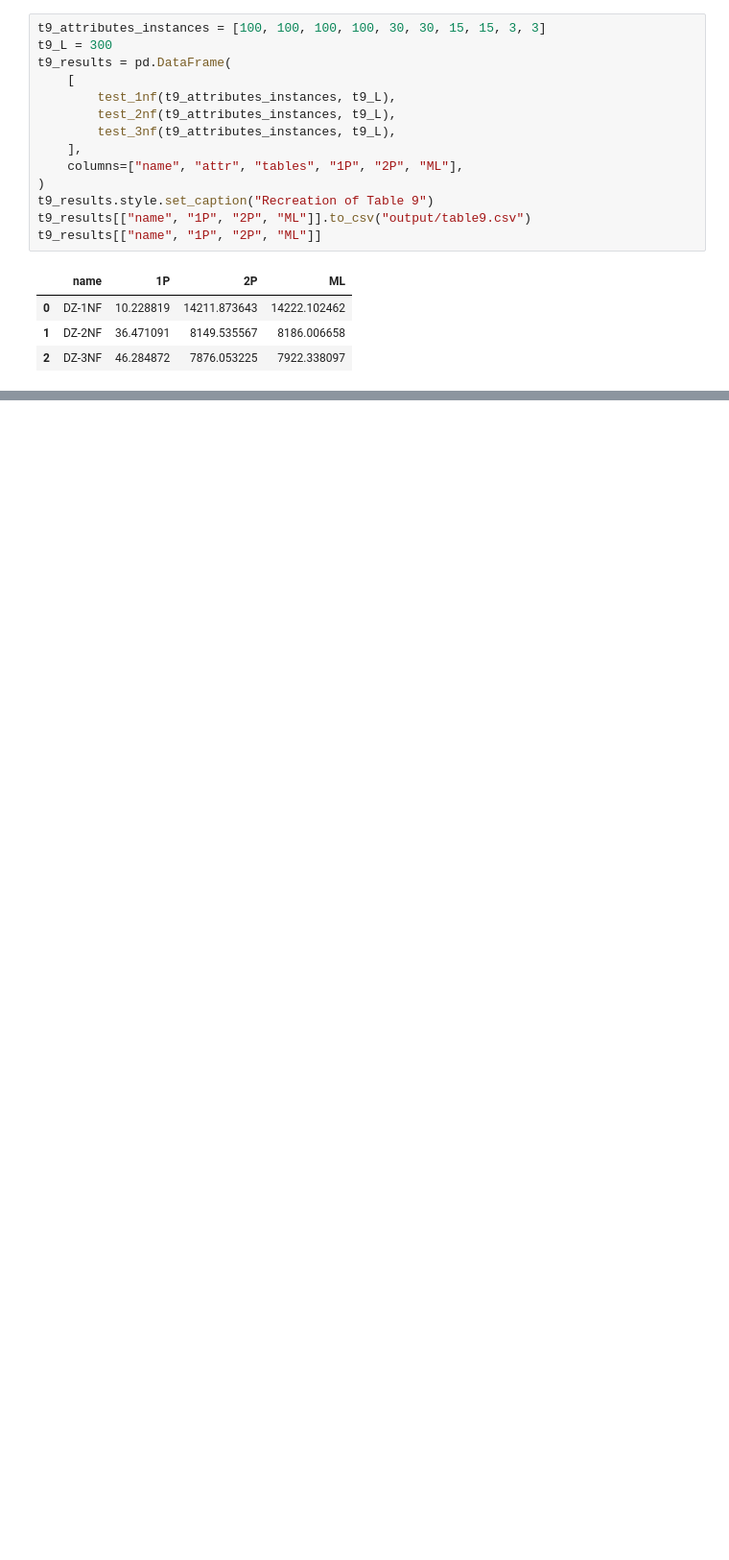
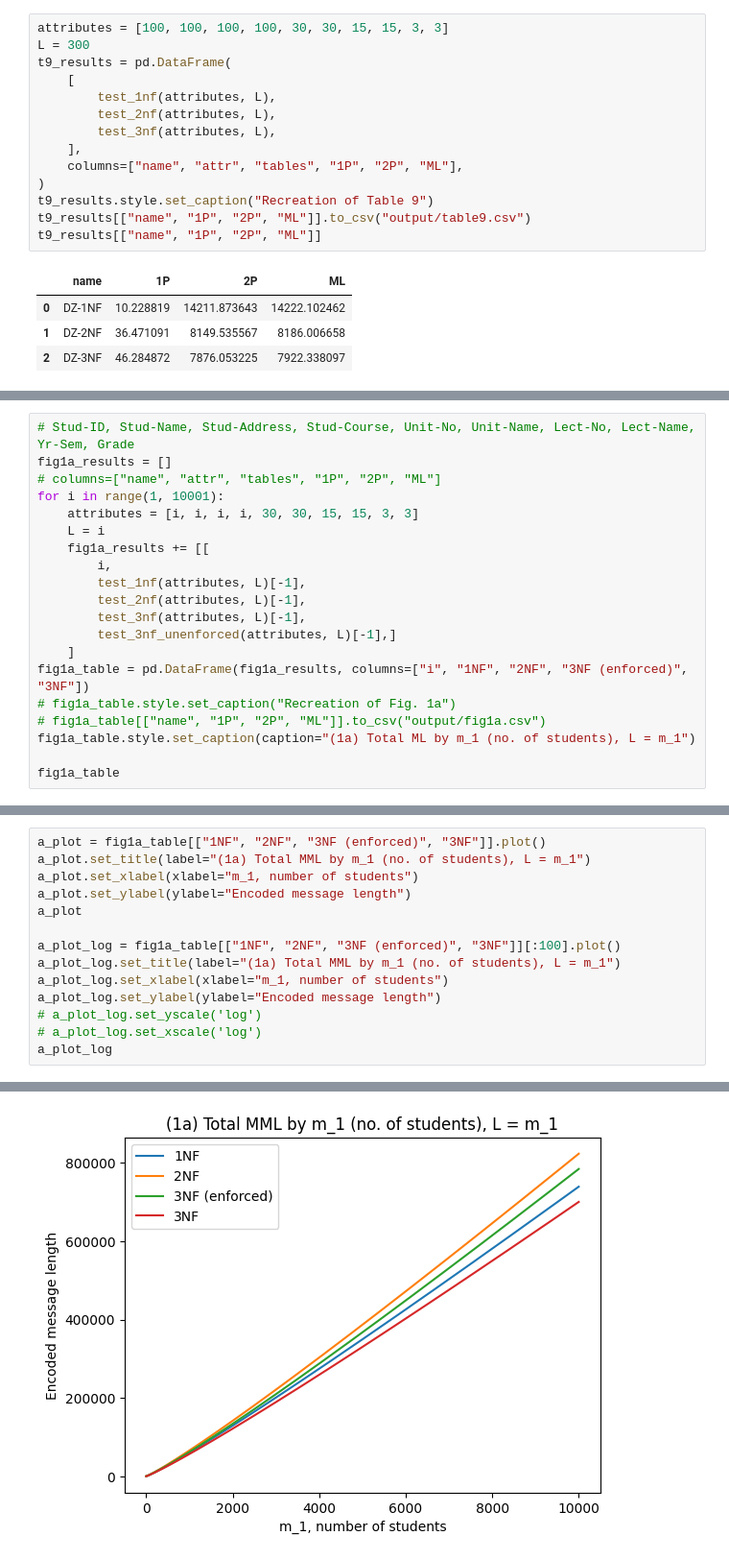
Before and after one commit to SethHu20/database-mml, a Jupyter notebook: database_normalisation/mml.ipynb, the cells around one changed output, grey strips where cells are left out. Shown at 96% size. Cells and saved outputs as stored; diff of their text form; blank space fills up the shorter version.

```diff
--- a/database_normalisation/mml.ipynb
+++ b/database_normalisation/mml.ipynb
@@ -25,13 +27,13 @@ t8_results[["name", "1P", "2P", "ML"]]
 # %% [markdown]
 ## Table 9 replication
 # %%
-t9_attributes_instances = [100, 100, 100, 100, 30, 30, 15, 15, 3, 3]
-t9_L = 300
+attributes = [100, 100, 100, 100, 30, 30, 15, 15, 3, 3]
+L = 300
 t9_results = pd.DataFrame(
     [
-        test_1nf(t9_attributes_instances, t9_L),
-        test_2nf(t9_attributes_instances, t9_L),
-        test_3nf(t9_attributes_instances, t9_L),
+        test_1nf(attributes, L),
+        test_2nf(attributes, L),
+        test_3nf(attributes, L),
     ],
     columns=["name", "attr", "tables", "1P", "2P", "ML"],
 )
@@ -45,0 +88,20 @@ t9_results[["name", "1P", "2P", "ML"]]
+# %%
+# Stud-ID, Stud-Name, Stud-Address, Stud-Course, Unit-No, Unit-Name, Lect-No, Lect-Name, Yr-Sem, Grade
+fig1a_results = []
+# columns=["name", "attr", "tables", "1P", "2P", "ML"]
+for i in range(1, 10001):
+    attributes = [i, i, i, i, 30, 30, 15, 15, 3, 3]
+    L = i
+    fig1a_results += [[
+        i,
+        test_1nf(attributes, L)[-1],
+        test_2nf(attributes, L)[-1],
+        test_3nf(attributes, L)[-1],
+        test_3nf_unenforced(attributes, L)[-1],]
+    ]
+fig1a_table = pd.DataFrame(fig1a_results, columns=["i", "1NF", "2NF", "3NF (enforced)", "3NF"])
+# fig1a_table.style.set_caption("Recreation of Fig. 1a")
+# fig1a_table[["name", "1P", "2P", "ML"]].to_csv("output/fig1a.csv")
+fig1a_table.style.set_caption(caption="(1a) Total ML by m_1 (no. of students), L = m_1")
+
+fig1a_table
@@ -45,0 +122,15 @@ t9_results[["name", "1P", "2P", "ML"]]
+# %%
+a_plot = fig1a_table[["1NF", "2NF", "3NF (enforced)", "3NF"]].plot()
+a_plot.set_title(label="(1a) Total MML by m_1 (no. of students), L = m_1")
+a_plot.set_xlabel(xlabel="m_1, number of students")
+a_plot.set_ylabel(ylabel="Encoded message length")
+a_plot
+
+a_plot_log = fig1a_table[["1NF", "2NF", "3NF (enforced)", "3NF"]][:100].plot()
+a_plot_log.set_title(label="(1a) Total MML by m_1 (no. of students), L = m_1")
+a_plot_log.set_xlabel(xlabel="m_1, number of students")
+a_plot_log.set_ylabel(ylabel="Encoded message length")
+# a_plot_log.set_yscale('log')
+# a_plot_log.set_xscale('log')
+a_plot_log
+# %% [output]
@@ -45,0 +138 @@ t9_results[["name", "1P", "2P", "ML"]]
+[figure, added]
```
Also changed, not shown: parts of 29 cells of this notebook, 2 other files.
